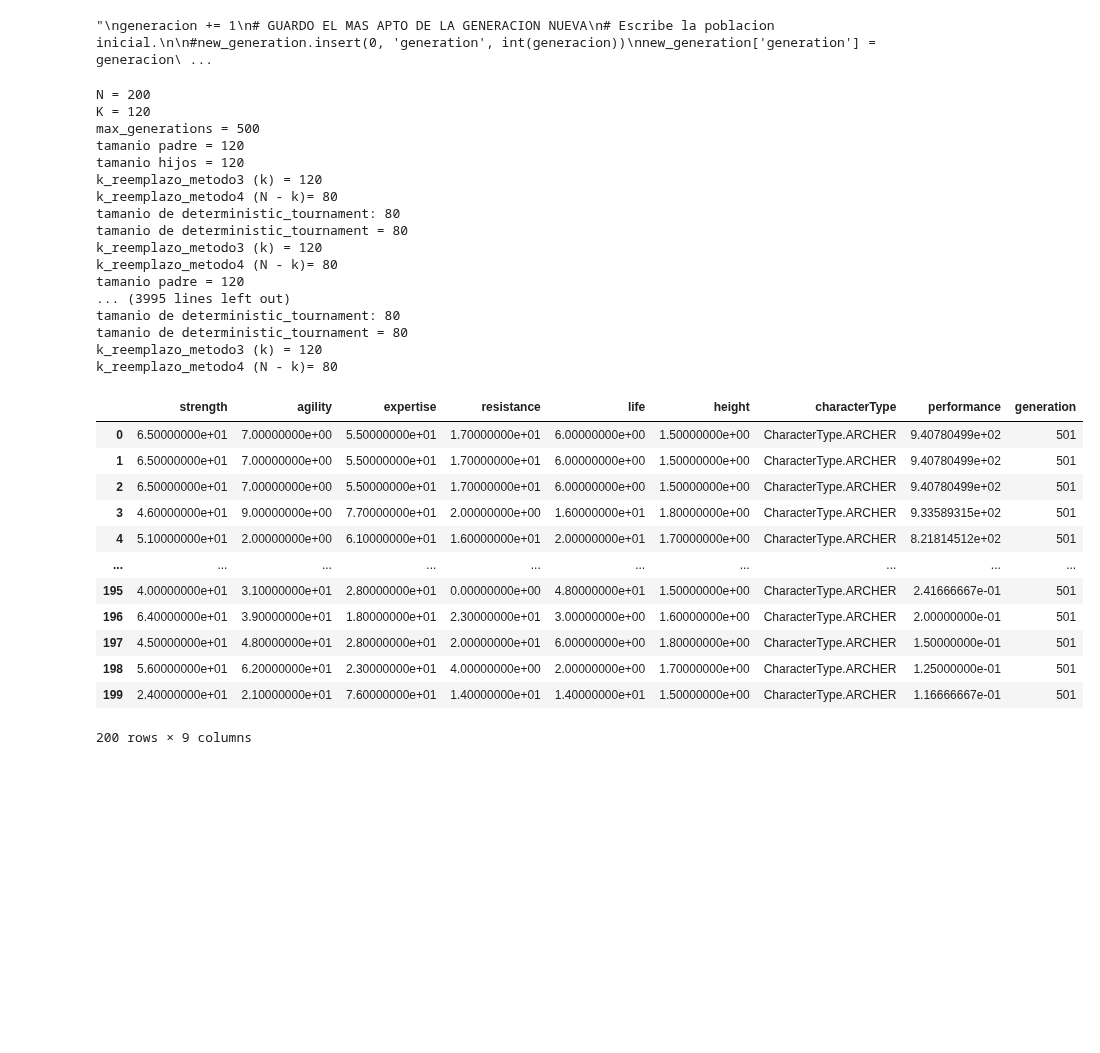
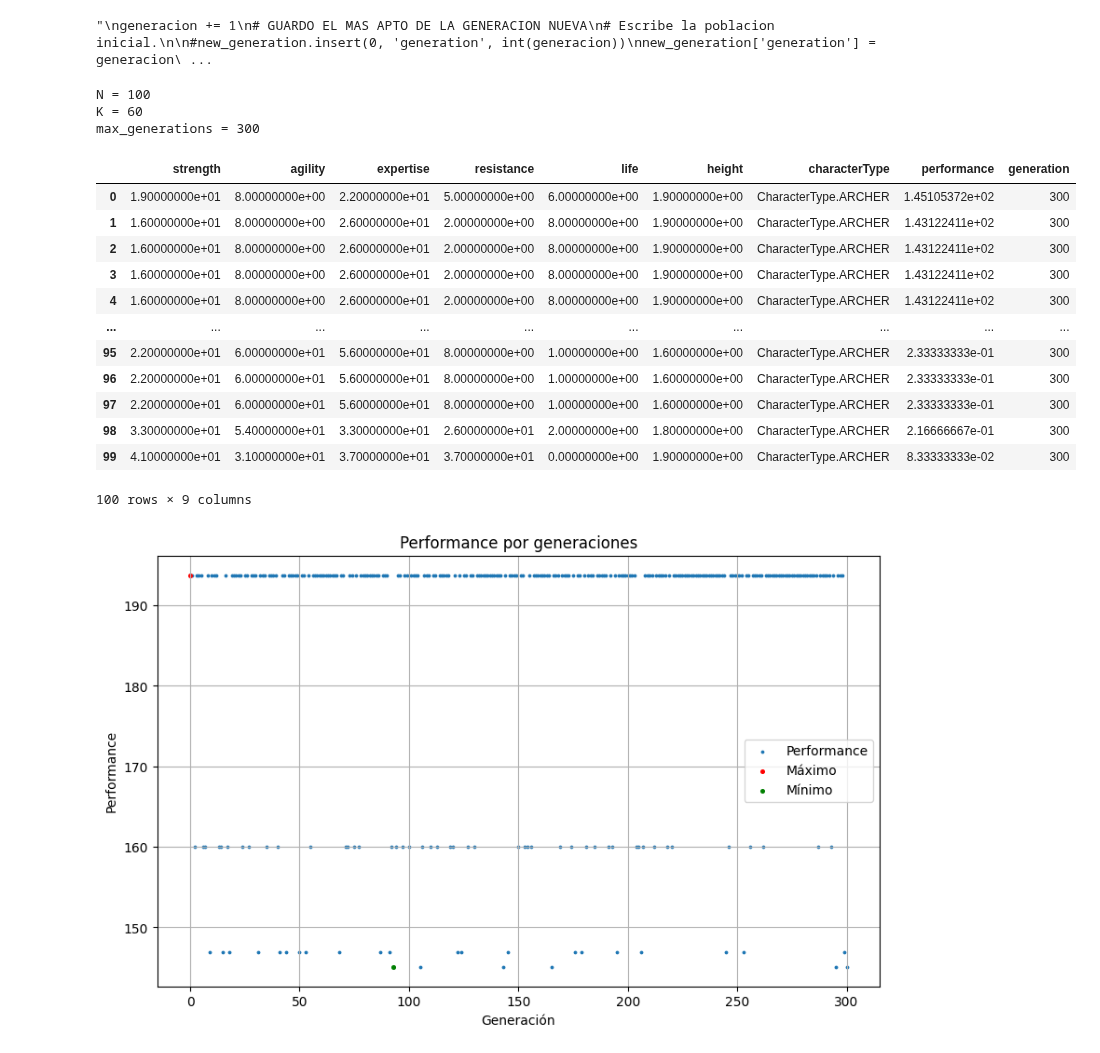
Before and after one commit to marianopm/sia-tp2, a Jupyter notebook: main-test.ipynb, the cells around one changed output. Saved outputs shown, nothing was run; the diff lists cells and outputs as text; code cells hidden in the pictures; blank space fills up the shorter version.

Commit message:
Grafica de las generaciones

```diff
--- a/main-test.ipynb
+++ b/main-test.ipynb
@@ -367,60 +367,70 @@ while(generacion < max_generations):
     k_reemplazo_metodo3 = p.k
     # el resto para completar N
     k_reemplazo_metodo4 = p.populationNumber - p.k
 
     #print(f'k_reemplazo_metodo3 (k) = {k_reemplazo_metodo3}')
     #print(f'k_reemplazo_metodo4 (N - k)= {k_reemplazo_metodo4}')
 
     # REEMPLAZO DE INDIVIDUOS
     generacion_reemp1 = selection_method(offspring, k_reemplazo_metodo3, p, p.metodo_reemplazo3, generacion)
     generacion_reemp2 = selection_method(selection_total, k_reemplazo_metodo4, p, p.metodo_reemplazo4, generacion)
     #print(f'k_reemplazo_metodo3 (k) = {len(generacion_reemp1)}')
     #print(f'k_reemplazo_metodo4 (N - k)= {len(generacion_reemp2)}')
 
     # INDIVIDUOS TOTAL
     new_generation = pd.concat([generacion_reemp1, generacion_reemp2])
 
     new_generation.drop(columns=['performance_relative'], inplace=True)
     new_generation.drop(columns=['performance_accumulated'], inplace=True)
     new_generation = new_generation.sort_values(by='performance', ascending=False)
     new_generation.reset_index(drop=True, inplace=True)
 
     generacion += 1
     # GUARDO EL MAS APTO DE LA GENERACION NUEVA
 
     new_generation['generation'] = generacion
     mas_apto_NG = new_generation.head(1)
     mas_apto_NG.to_csv(f'datos-Prueba1.csv', mode='a', header=False, index=False)
 
-new_generation
+#new_generation
 # %% [output]
-N = 200
-K = 120
-max_generations = 500
-tamanio padre = 120
-tamanio hijos = 120
-k_reemplazo_metodo3 (k) = 120
-k_reemplazo_metodo4 (N - k)= 80
-tamanio de deterministic_tournament: 80
-tamanio de deterministic_tournament = 80
-k_reemplazo_metodo3 (k) = 120
-k_reemplazo_metodo4 (N - k)= 80
-tamanio padre = 120
-... (3995 lines left out)
-tamanio de deterministic_tournament: 80
-tamanio de deterministic_tournament = 80
-k_reemplazo_metodo3 (k) = 120
-k_reemplazo_metodo4 (N - k)= 80
+N = 100
+K = 60
+max_generations = 300
 |  | strength | agility | expertise | resistance | life | height | characterType | performance | generation |
-| 0 | 6.50000000e+01 | 7.00000000e+00 | 5.50000000e+01 | 1.70000000e+01 | 6.00000000e+00 | 1.50000000e+00 | CharacterType.ARCHER | 9.40780499e+02 | 501 |
-| 1 | 6.50000000e+01 | 7.00000000e+00 | 5.50000000e+01 | 1.70000000e+01 | 6.00000000e+00 | 1.50000000e+00 | CharacterType.ARCHER | 9.40780499e+02 | 501 |
-| 2 | 6.50000000e+01 | 7.00000000e+00 | 5.50000000e+01 | 1.70000000e+01 | 6.00000000e+00 | 1.50000000e+00 | CharacterType.ARCHER | 9.40780499e+02 | 501 |
-| 3 | 4.60000000e+01 | 9.00000000e+00 | 7.70000000e+01 | 2.00000000e+00 | 1.60000000e+01 | 1.80000000e+00 | CharacterType.ARCHER | 9.33589315e+02 | 501 |
-| 4 | 5.10000000e+01 | 2.00000000e+00 | 6.10000000e+01 | 1.60000000e+01 | 2.00000000e+01 | 1.70000000e+00 | CharacterType.ARCHER | 8.21814512e+02 | 501 |
+| 0 | 1.90000000e+01 | 8.00000000e+00 | 2.20000000e+01 | 5.00000000e+00 | 6.00000000e+00 | 1.90000000e+00 | CharacterType.ARCHER | 1.45105372e+02 | 300 |
+| 1 | 1.60000000e+01 | 8.00000000e+00 | 2.60000000e+01 | 2.00000000e+00 | 8.00000000e+00 | 1.90000000e+00 | CharacterType.ARCHER | 1.43122411e+02 | 300 |
+| 2 | 1.60000000e+01 | 8.00000000e+00 | 2.60000000e+01 | 2.00000000e+00 | 8.00000000e+00 | 1.90000000e+00 | CharacterType.ARCHER | 1.43122411e+02 | 300 |
+| 3 | 1.60000000e+01 | 8.00000000e+00 | 2.60000000e+01 | 2.00000000e+00 | 8.00000000e+00 | 1.90000000e+00 | CharacterType.ARCHER | 1.43122411e+02 | 300 |
+| 4 | 1.60000000e+01 | 8.00000000e+00 | 2.60000000e+01 | 2.00000000e+00 | 8.00000000e+00 | 1.90000000e+00 | CharacterType.ARCHER | 1.43122411e+02 | 300 |
 | ... | ... | ... | ... | ... | ... | ... | ... | ... | ... |
-| 195 | 4.00000000e+01 | 3.10000000e+01 | 2.80000000e+01 | 0.00000000e+00 | 4.80000000e+01 | 1.50000000e+00 | CharacterType.ARCHER | 2.41666667e-01 | 501 |
-| 196 | 6.40000000e+01 | 3.90000000e+01 | 1.80000000e+01 | 2.30000000e+01 | 3.00000000e+00 | 1.60000000e+00 | CharacterType.ARCHER | 2.00000000e-01 | 501 |
-| 197 | 4.50000000e+01 | 4.80000000e+01 | 2.80000000e+01 | 2.00000000e+01 | 6.00000000e+00 | 1.80000000e+00 | CharacterType.ARCHER | 1.50000000e-01 | 501 |
-| 198 | 5.60000000e+01 | 6.20000000e+01 | 2.30000000e+01 | 4.00000000e+00 | 2.00000000e+00 | 1.70000000e+00 | CharacterType.ARCHER | 1.25000000e-01 | 501 |
-| 199 | 2.40000000e+01 | 2.10000000e+01 | 7.60000000e+01 | 1.40000000e+01 | 1.40000000e+01 | 1.50000000e+00 | CharacterType.ARCHER | 1.16666667e-01 | 501 |
+| 95 | 2.20000000e+01 | 6.00000000e+01 | 5.60000000e+01 | 8.00000000e+00 | 1.00000000e+00 | 1.60000000e+00 | CharacterType.ARCHER | 2.33333333e-01 | 300 |
+| 96 | 2.20000000e+01 | 6.00000000e+01 | 5.60000000e+01 | 8.00000000e+00 | 1.00000000e+00 | 1.60000000e+00 | CharacterType.ARCHER | 2.33333333e-01 | 300 |
+| 97 | 2.20000000e+01 | 6.00000000e+01 | 5.60000000e+01 | 8.00000000e+00 | 1.00000000e+00 | 1.60000000e+00 | CharacterType.ARCHER | 2.33333333e-01 | 300 |
+| 98 | 3.30000000e+01 | 5.40000000e+01 | 3.30000000e+01 | 2.60000000e+01 | 2.00000000e+00 | 1.80000000e+00 | CharacterType.ARCHER | 2.16666667e-01 | 300 |
+| 99 | 4.10000000e+01 | 3.10000000e+01 | 3.70000000e+01 | 3.70000000e+01 | 0.00000000e+00 | 1.90000000e+00 | CharacterType.ARCHER | 8.33333333e-02 | 300 |
-200 rows × 9 columns
+100 rows × 9 columns
+# %%
+import pandas as pd
+import matplotlib.pyplot as plt
+
+# Cargar los datos desde el archivo CSV
+df = pd.read_csv("datos-Prueba1.csv")
+
+# Encontrar el valor máximo y mínimo de la columna 'performance'
+max_performance = df['performance'].max()
+min_performance = df['performance'].min()
+
+# Graficar
+plt.figure(figsize=(10, 6))
+plt.scatter(df['generation'], df['performance'], label='Performance', s=3)
+plt.scatter(df['generation'].iloc[df['performance'].idxmax()], max_performance, color='red', label='Máximo', s=7)
+plt.scatter(df['generation'].iloc[df['performance'].idxmin()], min_performance, color='green', label='Mínimo', s=7)
+plt.xlabel('Generación')
+plt.ylabel('Performance')
+plt.title('Performance por generaciones')
+plt.legend()
+plt.grid(True)
+plt.show()
+# %% [output]
+[figure, added]
```
Also changed, not shown: 3 other files.
